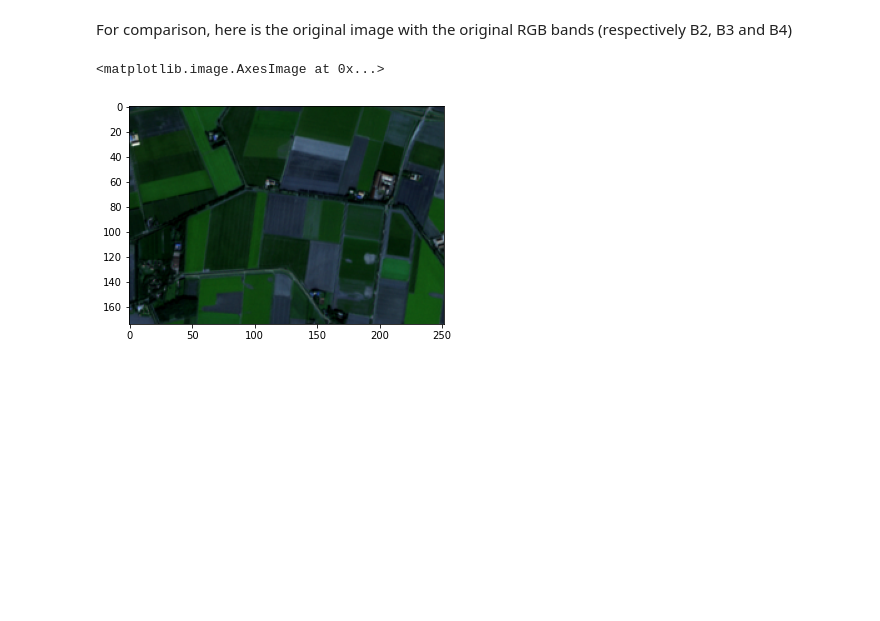
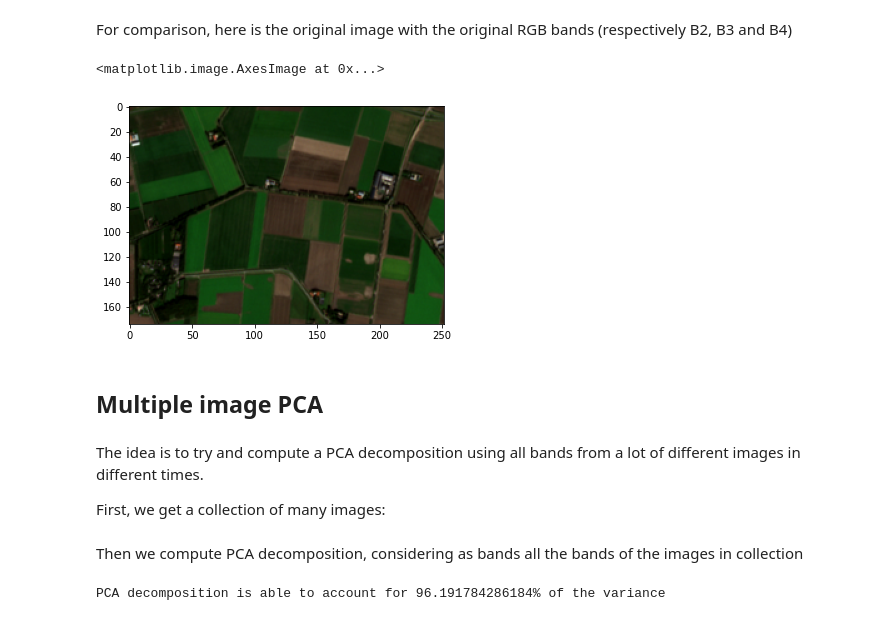
Before and after one commit to tommasobonomo/BlankSpace, a Jupyter notebook: PCA on GeoTiff.ipynb, the cells around one changed output. Cells and saved outputs as stored; diff of their text form; code cells hidden in the pictures; blank space fills up the shorter version.

Commit message:
Added output of PCA on multiple images

```diff
--- a/PCA on GeoTiff.ipynb
+++ b/PCA on GeoTiff.ipynb
@@ -56,11 +56,11 @@ pylab.imsave(output_pca_path, pca_image[:, :, [1, 0, 2]])
 # %% [markdown]
 For comparison, here is the original image with the original RGB bands (respectively B2, B3 and B4)
 # %%
-bands_idx = [band_names.index(band_name) for band_name in ["B2", "B3", "B4"]]
+bands_idx = [band_names.index(band_name) for band_name in ["B4", "B3", "B2"]]
 original_image = minmax_scaling(image[:, :, bands_idx])
-pylab.imshow(original_image)
+plt.imshow(original_image)
 # %% [output]
 <matplotlib.image.AxesImage at 0x...>
-[figure, old version]
+[figure, new version]
 # %%
 output_original_path = os.path.join("out", "original", f"{image_name}.png")
@@ -67,0 +68,6 @@ pylab.imsave(output_original_path, original_image)
+# %% [markdown]
+## Multiple image PCA
+# %% [markdown]
+The idea is to try and compute a PCA decomposition using all bands from a lot of different images in different times.
+
+First, we get a collection of many images:
@@ -67,0 +83,7 @@ pylab.imsave(output_original_path, original_image)
+# %% [markdown]
+Then we compute PCA decomposition, considering as bands all the bands of the images in collection
+# %%
+pca_combined_image, ratio = pca_series_decomposition(collection)
+print(f"PCA decomposition is able to account for {ratio * 100}% of the variance")
+# %% [output]
+PCA decomposition is able to account for 96.191784286184% of the variance
```
Also changed, not shown: parts of 11 cells of this notebook, 3 other files.
